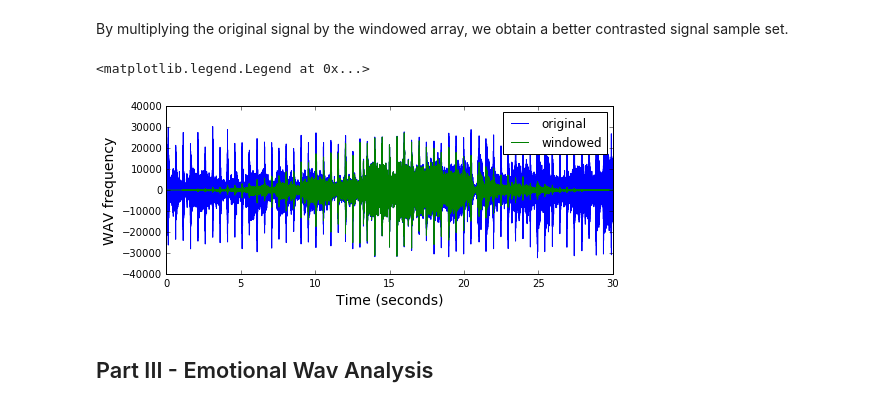
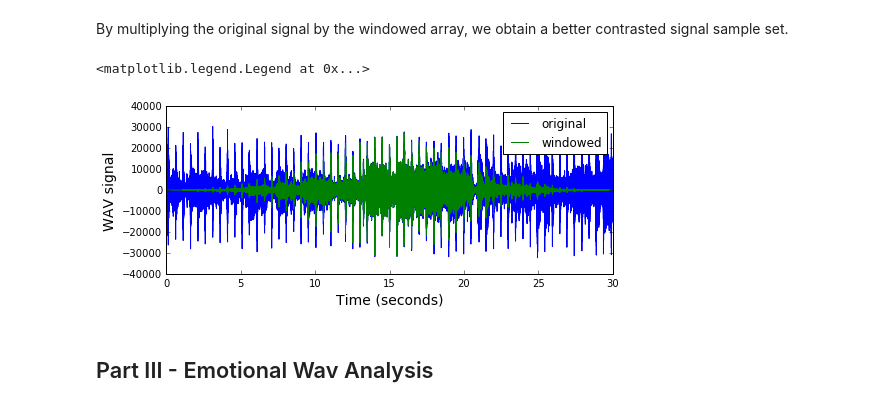
Before and after one commit to gonzsanc/computer_vision_digital_signal, a Jupyter notebook: Music Classification.ipynb, the cells around one changed output. Saved outputs shown, nothing was run; the diff lists cells and outputs as text; code cells hidden in the pictures.

Commit message:
chart axis label fixed

```diff
--- a/Music Classification.ipynb
+++ b/Music Classification.ipynb
@@ -468,15 +468,15 @@ By multiplying the original signal by the windowed array, we obtain a better con
 # %%
 x_windowed = x * window
 fig, ax = plt.subplots(figsize=(8, 3))
 ax.plot(time, x, label="original")
 ax.plot(time, x_windowed, label="windowed")
-ax.set_ylabel("WAV frequency", fontsize=14)
+ax.set_ylabel("WAV signal", fontsize=14)
 ax.set_xlabel("Time (seconds)", fontsize=14)
 ax.set_xlim(0,30)
 ax.legend(loc=1)
 # %% [output]
 <matplotlib.legend.Legend at 0x...>
-[figure, old version]
+[figure, new version]
 # %% [markdown]
 ## Part III - Emotional Wav Analysis
 # %% [markdown]
```
Also changed, not shown: parts of 2 cells of this notebook.
